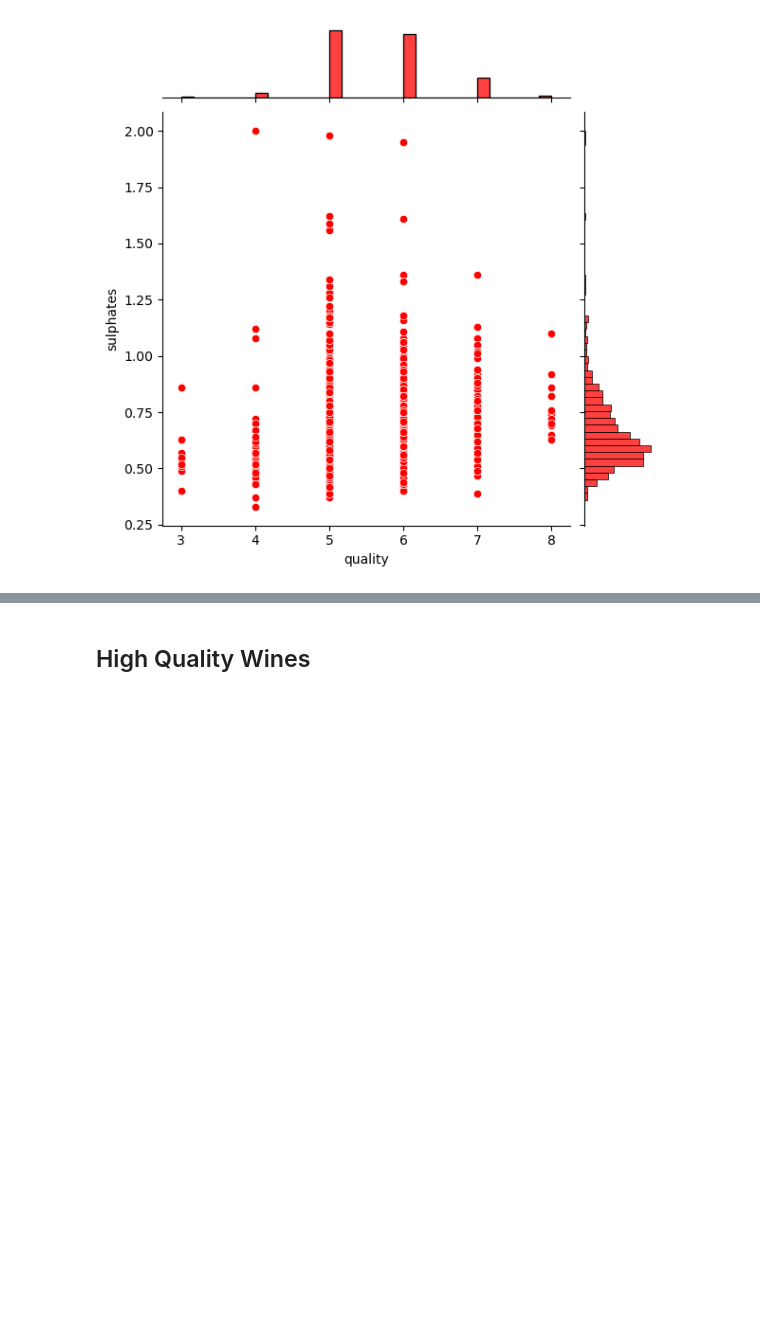
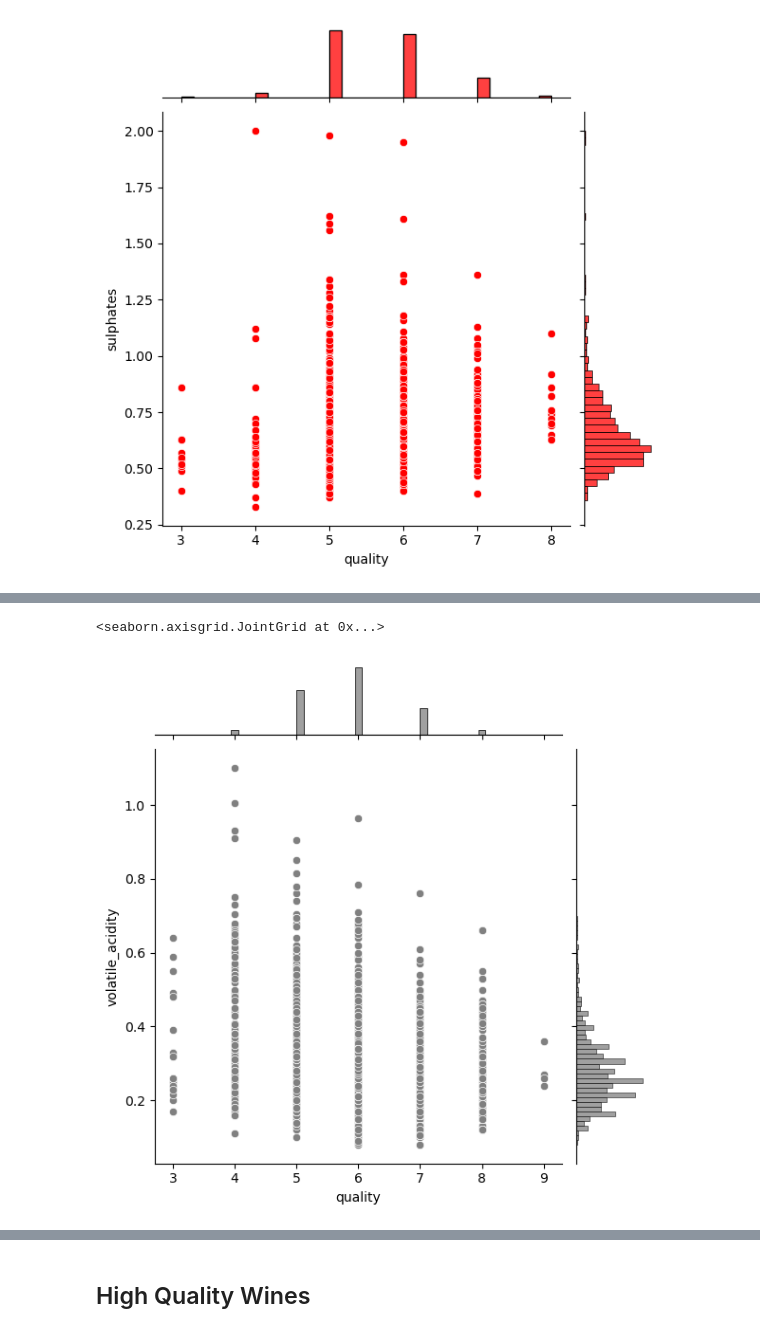
Before and after one commit to olemir/data-analysis-on-wine, a Jupyter notebook: notebooks/project-2_wine-quality.ipynb, the cells around one changed output, grey strips where cells are left out. Cells and saved outputs as stored; diff of their text form; code cells hidden in the pictures; blank space fills up the shorter version.

```diff
--- a/notebooks/project-2_wine-quality.ipynb
+++ b/notebooks/project-2_wine-quality.ipynb
@@ -1174,0 +1212,5 @@ sns.jointplot(data=wine_r, x="quality", y="sulphates", color=wine_type_colors['r
+# %%
+sns.jointplot(data=wine_w, x="quality", y="volatile_acidity", color=wine_type_colors['white_wine'])
+# %% [output]
+<seaborn.axisgrid.JointGrid at 0x...>
+[figure, added]
```
Also changed, not shown: parts of 28 cells of this notebook.
